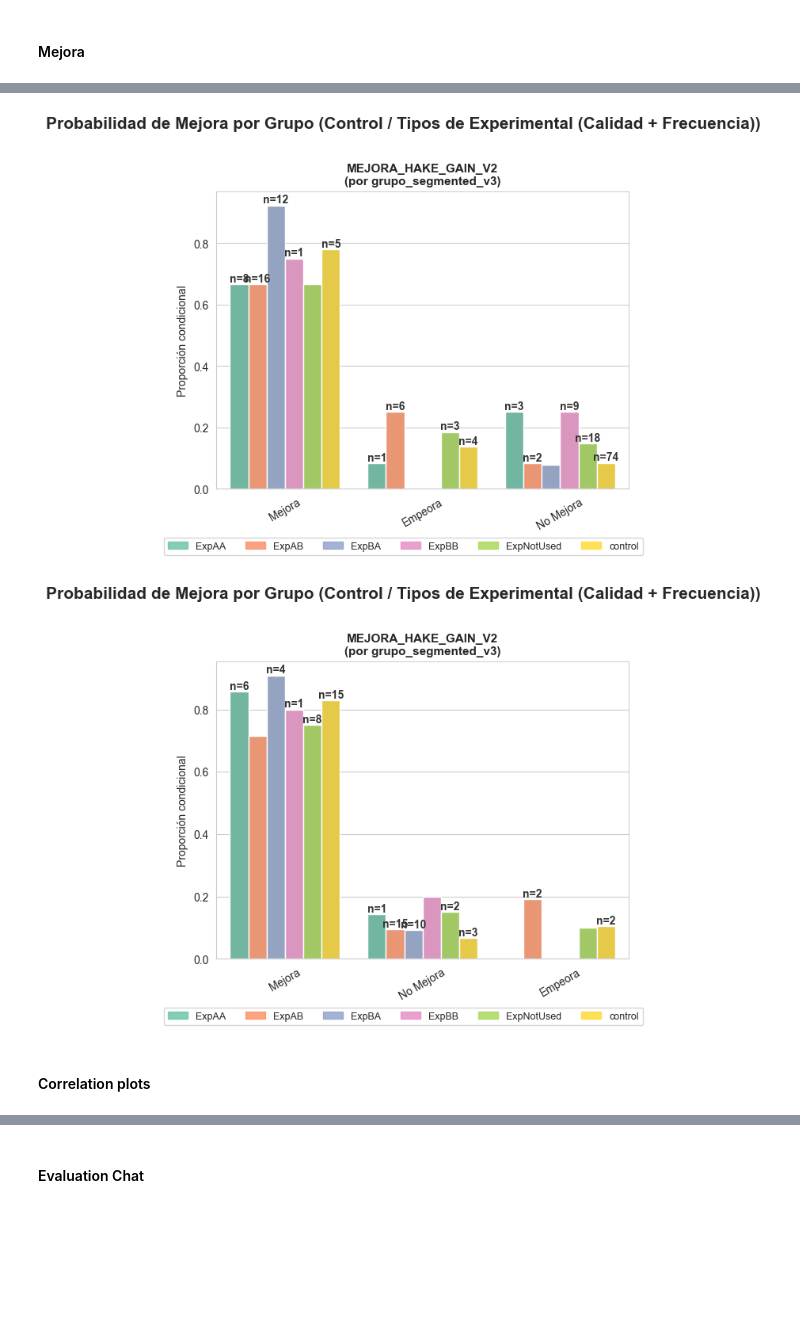
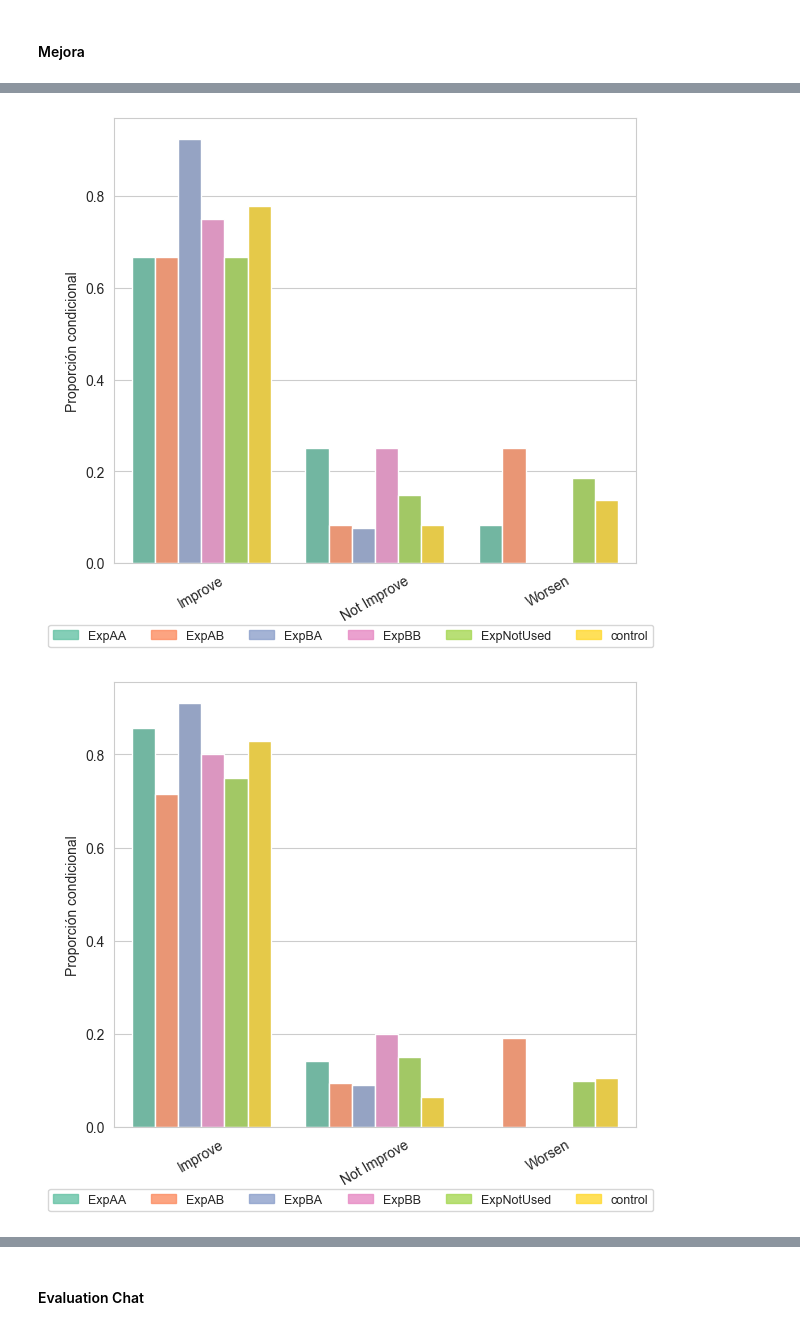
Before and after one commit to IBiDat/va-educational-impact, a Jupyter notebook: src/notebooks/paper/paper_results.ipynb, the cells around one changed output, grey strips where cells are left out. Drawn from its saved outputs; the diff is of its cells as text; code cells hidden in the pictures; blank space fills up the shorter version.

```diff
--- a/src/notebooks/paper/paper_results.ipynb
+++ b/src/notebooks/paper/paper_results.ipynb
@@ -254,20 +259,24 @@ problematic_ids = forms_interactions_df.filter(
     pl.col('chat_freq_use').is_null()
 )['id'].to_list()
 
-q25 = forms_interactions_df['puntuacion_tc_units_hake_gain'].quantile(0.25)
-q75 = forms_interactions_df['puntuacion_tc_units_hake_gain'].quantile(0.75)
+q25 = forms_interactions_df['score_tc_units_hake_gain'].quantile(0.25)
+q75 = forms_interactions_df['score_tc_units_hake_gain'].quantile(0.75)
 iqr = q75-q25
 outliers_lower_bound = q25 - 1.5*iqr
 problematic_ids = problematic_ids + forms_interactions_df.filter(
-    pl.col('puntuacion_tc_units_hake_gain') < outliers_lower_bound
+    pl.col('score_tc_units_hake_gain') < outliers_lower_bound
 )['id'].to_list()
 
 problematic_ids = problematic_ids + forms_interactions_df.filter(
-    pl.col('puntuacion_tc_pre') == 1
+    pl.col('score_tc_pre') == 1
 )['id'].to_list()
 
 problematic_ids = list(set(problematic_ids))
 
 forms_interactions_df = forms_interactions_df.filter(~pl.col('id').is_in(problematic_ids))
+# %%
+#Define paths
+
+plots_path = os.path.join(project_path, 'plots')
 # %% [markdown]
 ## Baseline Results
@@ -365,5 +352,7 @@ plot_quant_pie(
 # %% [markdown]
 ### Knowledge
+# %%
+knowledge_path = os.path.join(plots_path, '5_2', '5_2_2')
 # %% [markdown]
 #### Pre-Post Comparison
 # %%
@@ -416,7 +426,7 @@ plot_cat_comparison(
 #### Hake Gain
 # %%
 no_efecto_techo_df = forms_interactions_df.filter(~ pl.col('id').is_in(problematic_ids)).filter(
-    pl.col("puntuacion_tc_pre") < 0.8
+    pl.col("score_tc_pre") < 0.8
 )
 # %%
 plot_quant_comparison(
@@ -514,23 +598,27 @@ plot_cat_comparison(
     comparisons=[
         ['mejora_hake_gain_v2'],
     ],
-    title="Probabilidad de Mejora por Grupo (Control / Tipos de Experimental (Calidad + Frecuencia))",
+    title=None,
     bbox_to_anchor=(0.5,-0.1),
     group_by='grupo_segmented_v3',
+    order=['Improve', 'Not Improve', 'Worsen'],
+    subplots_title=False,
+    save_path=os.path.join(knowledge_path, 'mejora_frq_quality.pdf')
 )
 # %% [output]
-[figure, old version]
+[figure, new version]
 # %%
 plot_cat_comparison(
     df=no_efecto_techo_df,
     comparisons=[
         ['mejora_hake_gain_v2'],
     ],
-    title="Probabilidad de Mejora por Grupo (Control / Tipos de Experimental (Calidad + Frecuencia))",
+    title=None,
     bbox_to_anchor=(0.5,-0.1),
     group_by='grupo_segmented_v3',
+    order=['Improve', 'Not Improve', 'Worsen'],
+    subplots_title=False,
+    save_path=os.path.join(knowledge_path, 'mejora_frq_quality_ceiling_effect.pdf')
 )
 # %% [output]
-[figure, old version]
+[figure, new version]
-# %% [markdown]
-#### Correlation plots
```
Also changed, not shown: parts of 52 cells of this notebook, 4 other files.
